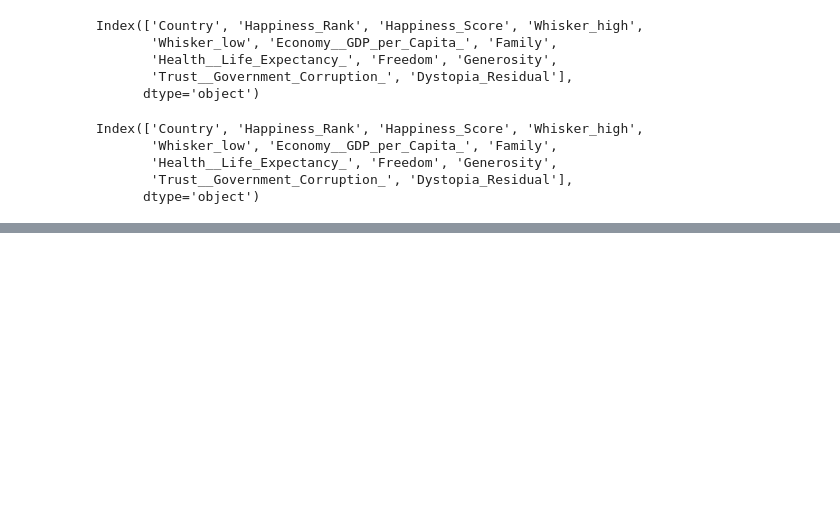
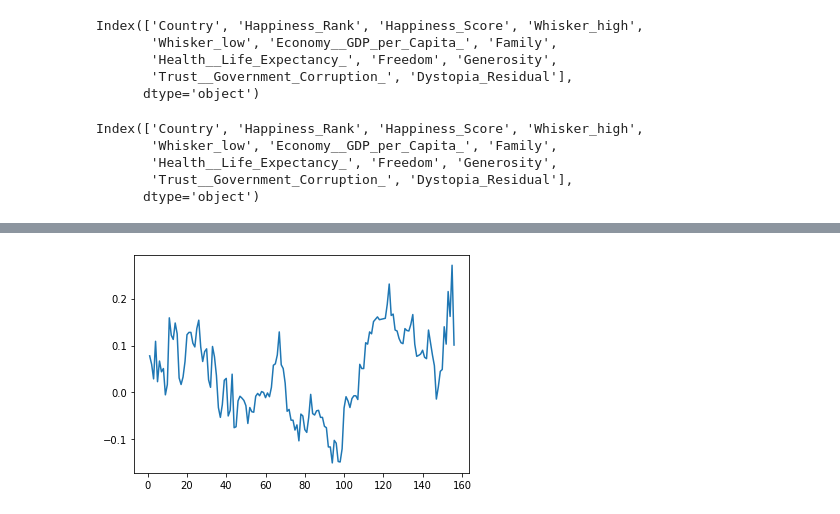
Before and after one commit to BarborosT/Final-Case, a Jupyter notebook: Mutluluk Project/Mutluluk.ipynb, the cells around one changed output, grey strips where cells are left out. Drawn from its saved outputs; the diff is of its cells as text; code cells hidden in the pictures; blank space fills up the shorter version.

```diff
--- a/Mutluluk Project/Mutluluk.ipynb
+++ b/Mutluluk Project/Mutluluk.ipynb
@@ -383,0 +414,7 @@ axs[2, 1].title.set_text('2019 Yılı en mutsuz 10 ülke')
+# %%
+firstd2015["artis_azalis"] = firstd2015["Happiness_Score"].shift(1) - secondd2016["Happiness_Score"]
+# %%
+new_var = firstd2015["artis_azalis"]
+new_var.plot();
+# %% [output]
+[figure, added]
```
Also changed, not shown: parts of 14 cells of this notebook.
